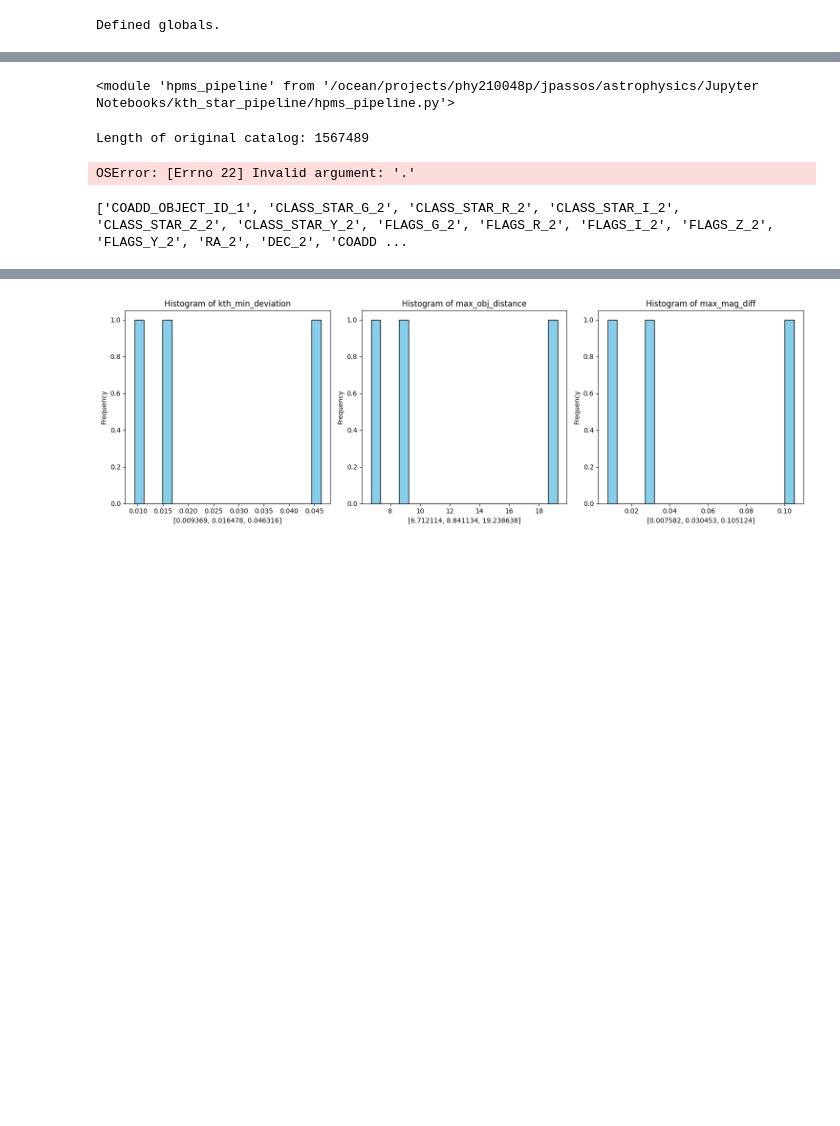
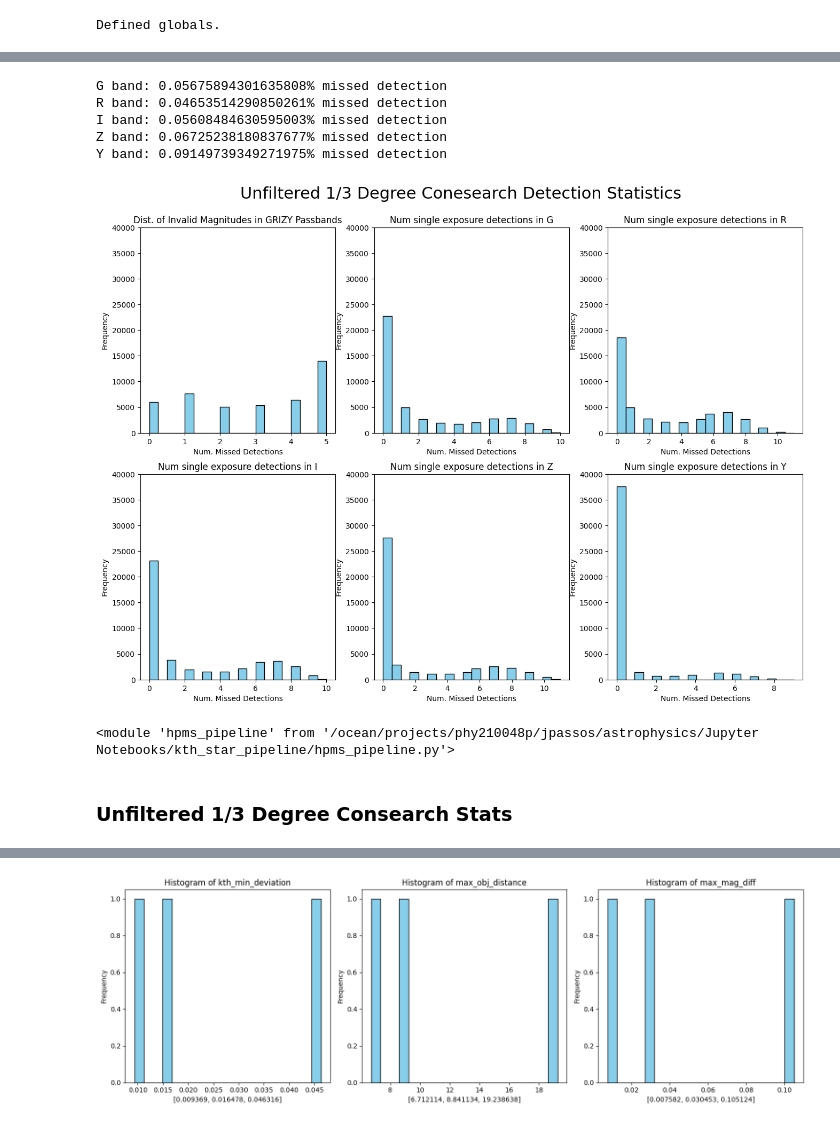
Before and after one commit to JoaoDPassos/brown-dwarf-search, a Jupyter notebook: Jupyter Notebooks/kth_star_pipeline/pipeline_stats.ipynb, the cells around one changed output, grey strips where cells are left out. Cells and saved outputs as stored; diff of their text form; code cells hidden in the pictures; blank space fills up the shorter version.

```diff
--- a/Jupyter Notebooks/kth_star_pipeline/pipeline_stats.ipynb
+++ b/Jupyter Notebooks/kth_star_pipeline/pipeline_stats.ipynb
@@ -90,30 +108,48 @@ The catalog has been loaded lazily, meaning no data has been read, only the cata
+# %%
+warnings.filterwarnings("ignore", category=UserWarning, module="dask.dataframe.dask_expr._collection")
+
+for band, missed in zip(bandList, missed_totals):
+    print(f"{band} band: {missed/len(computed_subset)}% missed detection")
+
+fig, axes = plt.subplots(2, 3, figsize=(16,11))
+fig.suptitle('Unfiltered 1/3 Degree Conesearch Detection Statistics', size=22,y=0.95)
+
+nepochs_cols = ['NEPOCHS_G', 'NEPOCHS_R', 'NEPOCHS_I', 'NEPOCHS_Z', 'NEPOCHS_Y']
+columns = [missed_detections] + [subset[col] for col in nepochs_cols]
+names = ['Dist. of Invalid Magnitudes in GRIZY Passbands'] + [f'Num single exposure detections in {band}' for band in bandList]
+
+for ax, col, name in zip(axes.flatten(), columns, names):
+    ax.hist(col, bins=20, color='skyblue', edgecolor='black')
+    ax.set_title(name)
+    ax.set_xlabel('Num. Missed Detections')
+    ax.set_ylabel('Frequency')
+    ax.set_ylim(top=40000)
+# %% [output]
+G band: 0.05675894301635808% missed detection
+R band: 0.04653514290850261% missed detection
+I band: 0.05608484630595003% missed detection
+Z band: 0.06725238180837677% missed detection
+Y band: 0.09149739349271975% missed detection
+[figure, added]
 # %%
 import importlib
 importlib.reload(hpms)
 # %% [output]
 <module 'hpms_pipeline' from '/ocean/projects/phy210048p/jpassos/astrophysics/Jupyter Notebooks/kth_star_pipeline/hpms_pipeline.py'>
+# %% [markdown]
+### Unfiltered 1/3 Degree Consearch Stats
 # %%
 from dask.distributed import performance_report
 
-original_size = len(two_deg_catalog)
-subset=two_deg_catalog.cone_search(ra=1.383284152,dec=-37.36774403, radius_arcsec=1200)
+RESULTS_DIR = BENCHMARK_CATALOG_DIR / 'one_third_deg_cs_results'
+print(f"Length of subset: {len(computed_subset)}")
 
-print(f"Length of original catalog: {original_size}")
-# print(f"Length of subset: {len(subset)}")
 start_wall = time.time()
+with Client(threads_per_worker=1, memory_limit='16GB', n_workers=16), performance_report(filename='1/3_deg_cs_run.html'):
+    hpms.execute_pipeline(subset, query_string, xmatch_max_neighbors,
+                          max_neighbor_dist, min_neighbors, k,
+                          max_obj_deviation, des_id_col, mag_cols).to_hats(catalog_name='one_third_deg_cs_results',
+                                                                           base_catalog_path=RESULTS_DIR)
 
-with Client(threads_per_worker=1, memory_limit='16GB', n_workers=16), performance_report(filename='dask-report-9.html'):
-    two_deg_results = hpms.execute_pipeline(subset, query_string, xmatch_max_neighbors,
-                                            max_neighbor_dist, min_neighbors, k,
-                                            max_obj_deviation, des_id_col, mag_cols).to_hats(catalog_name='one_third_deg_cs_results', base_catalog_path = Path('./'), overwrite=True)
 wall_time = time.time() - start_wall
 print("Wall time: ", wall_time)
-filtered_size = len(two_deg_results)
-print(f"Length of final catalog: {filtered_size}")
-# %% [output]
-Length of original catalog: 1567489
-OSError: [Errno 22] Invalid argument: '.'
-# %%
-print(list(two_deg_results.columns))
-# %% [output]
-['COADD_OBJECT_ID_1', 'CLASS_STAR_G_2', 'CLASS_STAR_R_2', 'CLASS_STAR_I_2', 'CLASS_STAR_Z_2', 'CLASS_STAR_Y_2', 'FLAGS_G_2', 'FLAGS_R_2', 'FLAGS_I_2', 'FLAGS_Z_2', 'FLAGS_Y_2', 'RA_2', 'DEC_2', 'COADD ...
```
Also changed, not shown: parts of 14 cells of this notebook, 3 other files.
